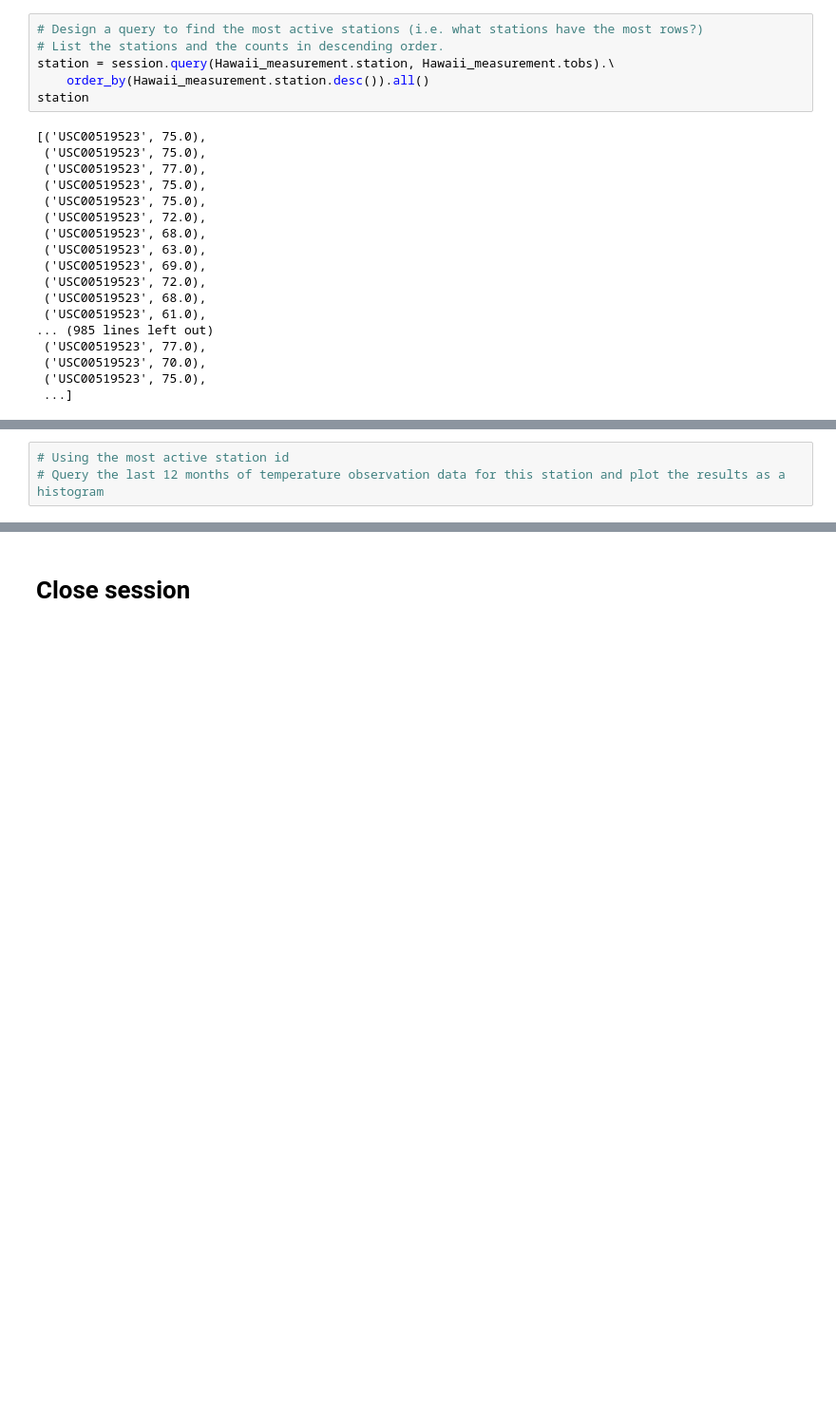
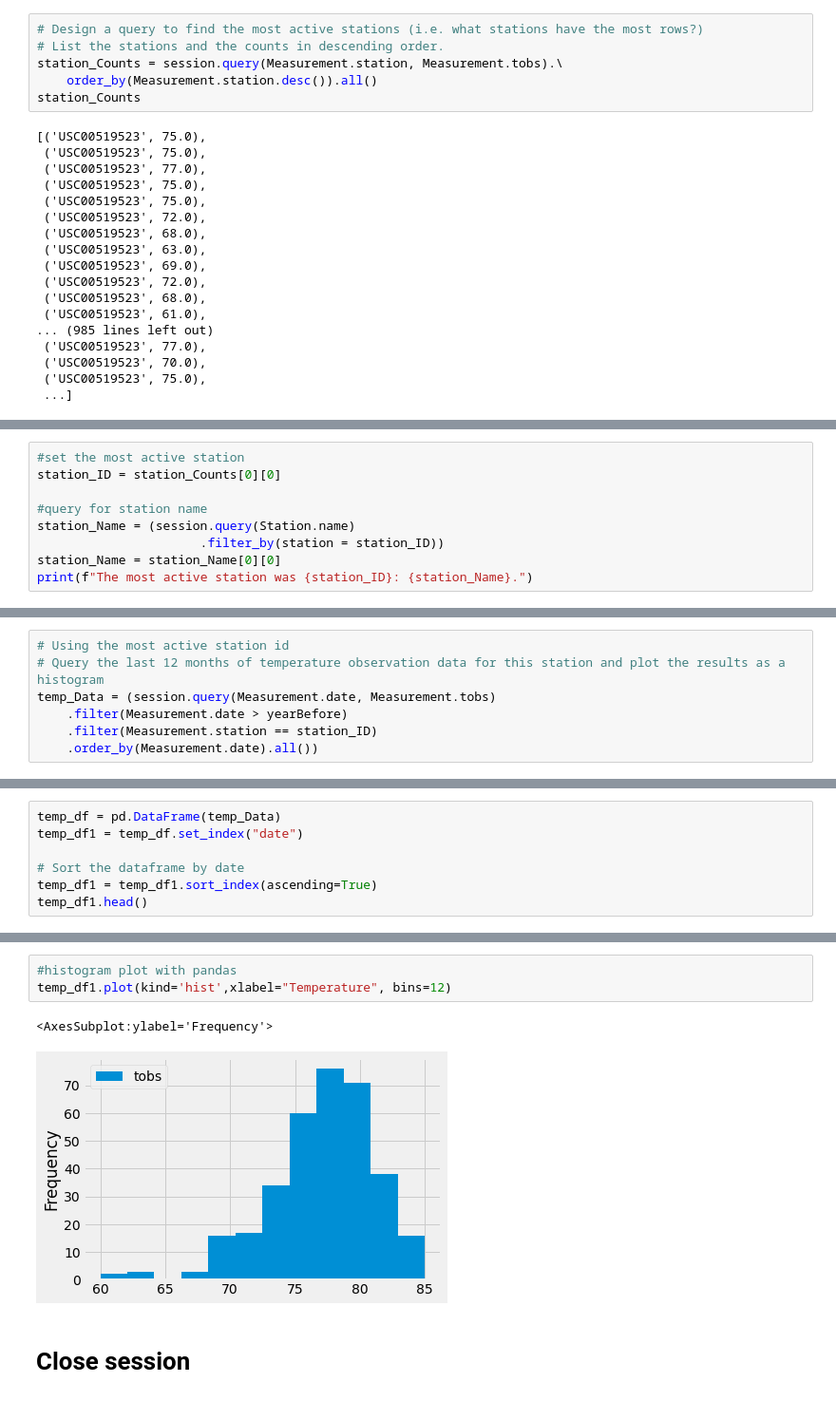
Before and after one commit to vijitdesilva/sqlalchemy-challenge, a Jupyter notebook: Instructions/climate_starter.ipynb, the cells around one changed output, grey strips where cells are left out. Shown at 95% size. Cells and saved outputs as stored; diff of their text form; blank space fills up the shorter version.

```diff
--- a/Instructions/climate_starter.ipynb
+++ b/Instructions/climate_starter.ipynb
@@ -151,9 +147,9 @@ session.query(Hawaii_measurement.station).order_by(Hawaii_measurement.station.de
 # %%
 # Design a query to find the most active stations (i.e. what stations have the most rows?)
 # List the stations and the counts in descending order.
-station = session.query(Hawaii_measurement.station, Hawaii_measurement.tobs).\
-    order_by(Hawaii_measurement.station.desc()).all()
-station
+station_Counts = session.query(Measurement.station, Measurement.tobs).\
+    order_by(Measurement.station.desc()).all()
+station_Counts
 # %% [output]
 [('USC00519523', 75.0),
  ('USC00519523', 75.0),
@@ -208,0 +190,9 @@ station_temp_max
+# %%
+#set the most active station
+station_ID = station_Counts[0][0]
+
+#query for station name
+station_Name = (session.query(Station.name)
+                      .filter_by(station = station_ID))
+station_Name = station_Name[0][0]
+print(f"The most active station was {station_ID}: {station_Name}.")
@@ -225,3 +227,7 @@ AttributeError: Neither 'InstrumentedAttribute' object nor 'Comparator' object a
 # %%
 # Using the most active station id
 # Query the last 12 months of temperature observation data for this station and plot the results as a histogram
+temp_Data = (session.query(Measurement.date, Measurement.tobs)
+    .filter(Measurement.date > yearBefore)
+    .filter(Measurement.station == station_ID)
+    .order_by(Measurement.date).all())
@@ -227,0 +254,7 @@ AttributeError: Neither 'InstrumentedAttribute' object nor 'Comparator' object a
+# %%
+temp_df = pd.DataFrame(temp_Data)
+temp_df1 = temp_df.set_index("date")
+
+# Sort the dataframe by date
+temp_df1 = temp_df1.sort_index(ascending=True)
+temp_df1.head()
@@ -228,3 +269,9 @@ AttributeError: Neither 'InstrumentedAttribute' object nor 'Comparator' object a
+# %%
+#histogram plot with pandas
+temp_df1.plot(kind='hist',xlabel="Temperature", bins=12)
+# %% [output]
+<AxesSubplot:ylabel='Frequency'>
+[figure, added]
 # %% [markdown]
 # Close session
 # %%
```
Also changed, not shown: parts of 25 cells of this notebook, 1 other file.
